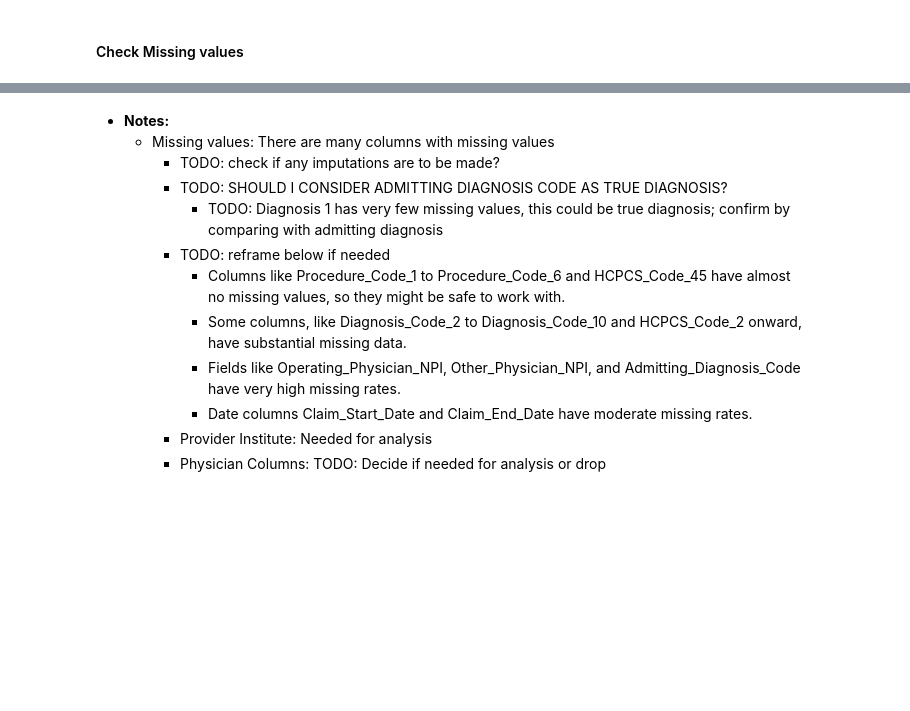
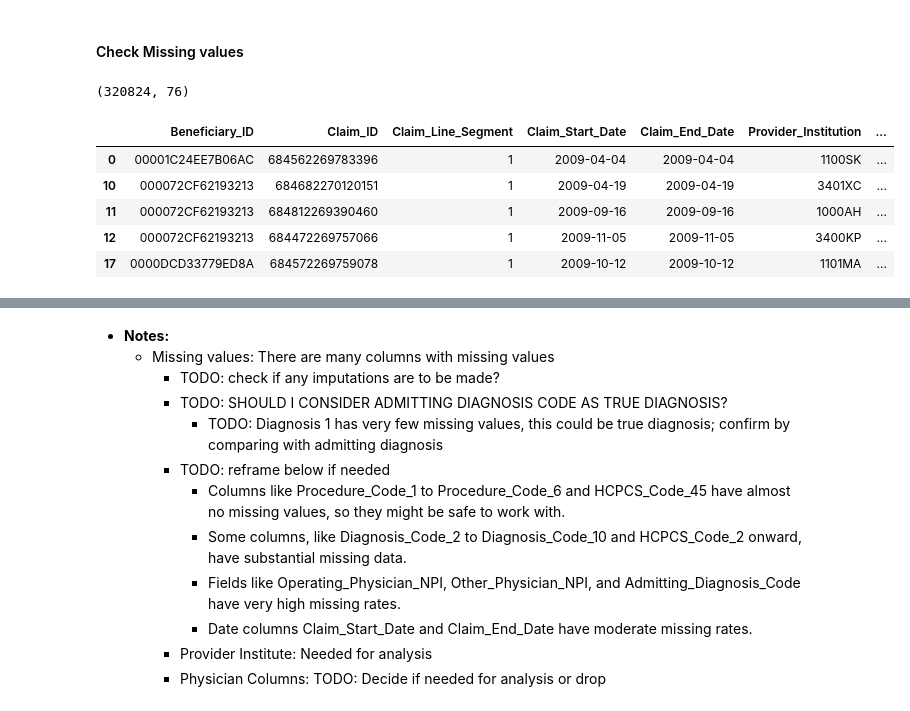
Before and after one commit to rameshs-data/Chronic_Care_Cost_Benchmarking, a Jupyter notebook: notebook/1_EDA.ipynb, the cells around one changed output, grey strips where cells are left out. Cells and saved outputs as stored; diff of their text form; code cells hidden in the pictures; blank space fills up the shorter version.

```diff
--- a/notebook/1_EDA.ipynb
+++ b/notebook/1_EDA.ipynb
@@ -807,6 +981,17 @@ plt.show()
 ### 3.2. Outpatient Claims Dataset
 # %% [markdown]
 #### Check Missing values
+# %%
+claims_op_2009_df.shape
+# %% [output]
+(320824, 76)
 # %%
-claims_op_df.head()
+claims_op_2009_df.head()
+# %% [output]
+|  | Beneficiary_ID | Claim_ID | Claim_Line_Segment | Claim_Start_Date | Claim_End_Date | Provider_Institution | ... |
+| 0 | 00001C24EE7B06AC | 684562269783396 | 1 | 2009-04-04 | 2009-04-04 | 1100SK | ... |
+| 10 | 000072CF62193213 | 684682270120151 | 1 | 2009-04-19 | 2009-04-19 | 3401XC | ... |
+| 11 | 000072CF62193213 | 684812269390460 | 1 | 2009-09-16 | 2009-09-16 | 1000AH | ... |
+| 12 | 000072CF62193213 | 684472269757066 | 1 | 2009-11-05 | 2009-11-05 | 3400KP | ... |
+| 17 | 0000DCD33779ED8A | 684572269759078 | 1 | 2009-10-12 | 2009-10-12 | 1101MA | ... |
 # %%
```
Also changed, not shown: parts of 84 cells of this notebook.
